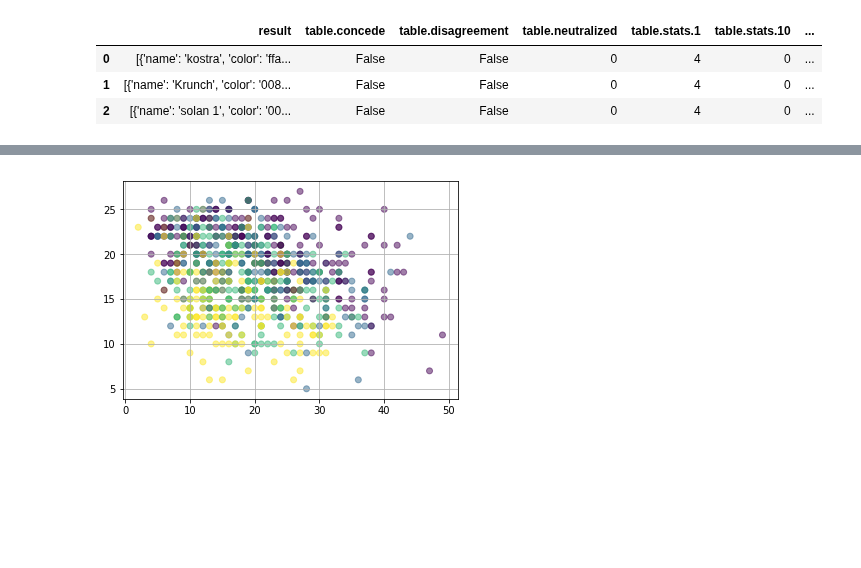
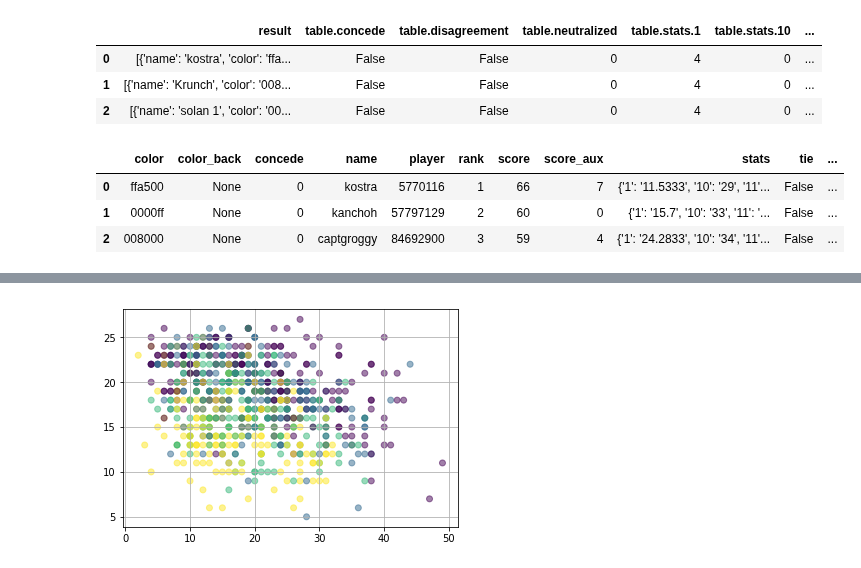
Before and after one commit to xiwix/binder, a Jupyter notebook: bga.puertorico.analyze.ipynb, the cells around one changed output, grey strips where cells are left out. Drawn from its saved outputs; the diff is of its cells as text; code cells hidden in the pictures; blank space fills up the shorter version.

```diff
--- a/bga.puertorico.analyze.ipynb
+++ b/bga.puertorico.analyze.ipynb
@@ -210,7 +210,13 @@ def steps(log):
         for sub_move_id, sub_move in enumerate(move['data']):
             yield sub_move
 # %%
-stats = select_all('$..data[?(@.type == "gameStateChange" & @.args.action == "stGameEnd")].args.args')(datas)
+stats = for_each(datas,
+                 select_all('$[*].log.data.data.data'),
+                 select_all('$[*][*].data[?(@.type == "gameStateChange" & @.args.action == "stGameEnd")].args.args')
+                )
+# %%
+for i,t in enumerate(datas):
+    stats[i]['table_id'] = t['table']
 # %%
 stats = sorted(stats, key=lambda g: int(g['table']['stats']['2']), reverse=True)
 # %%
@@ -221,3 +227,11 @@ df.head(3)
 | 0 | [{'name': 'kostra', 'color': 'ffa... | False | False | 0 | 4 | 0 | ... |
 | 1 | [{'name': 'Krunch', 'color': '008... | False | False | 0 | 4 | 0 | ... |
 | 2 | [{'name': 'solan 1', 'color': '00... | False | False | 0 | 4 | 0 | ... |
+# %%
+df_player = json_normalize(data=stats, record_path=['result'], meta='table_id', )
+df_player.head(3)
+# %% [output]
+|  | color | color_back | concede | name | player | rank | score | score_aux | stats | tie | ... |
+| 0 | ffa500 | None | 0 | kostra | 5770116 | 1 | 66 | 7 | {'1': '11.5333', '10': '29', '11'... | False | ... |
+| 1 | 0000ff | None | 0 | kanchoh | 57797129 | 2 | 60 | 0 | {'1': '15.7', '10': '33', '11': '... | False | ... |
+| 2 | 008000 | None | 0 | captgroggy | 84692900 | 3 | 59 | 4 | {'1': '24.2833', '10': '34', '11'... | False | ... |
```
Also changed, not shown: parts of 4 cells of this notebook.
